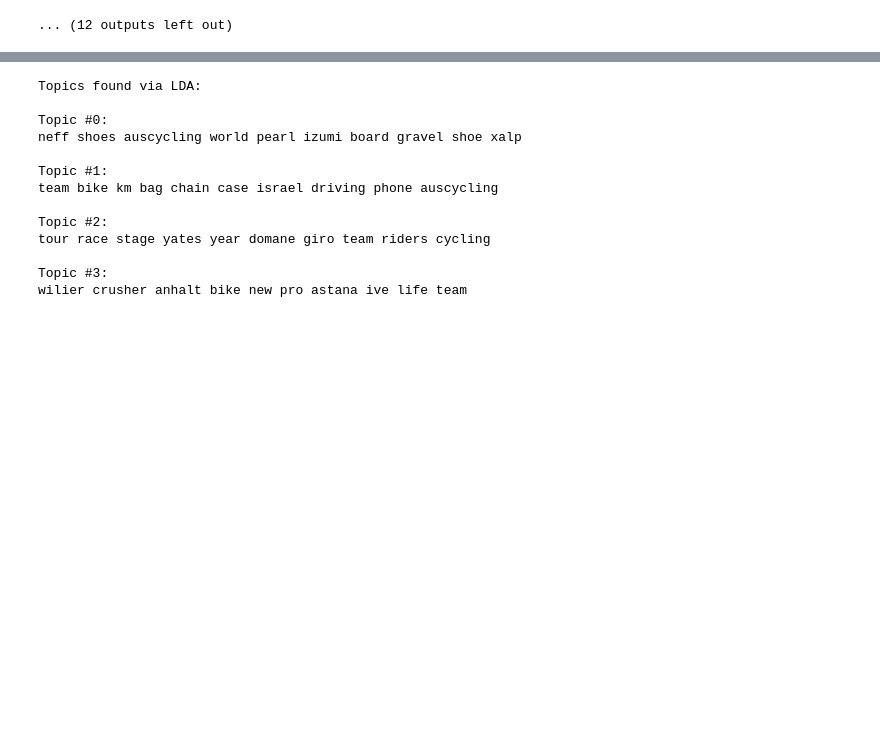
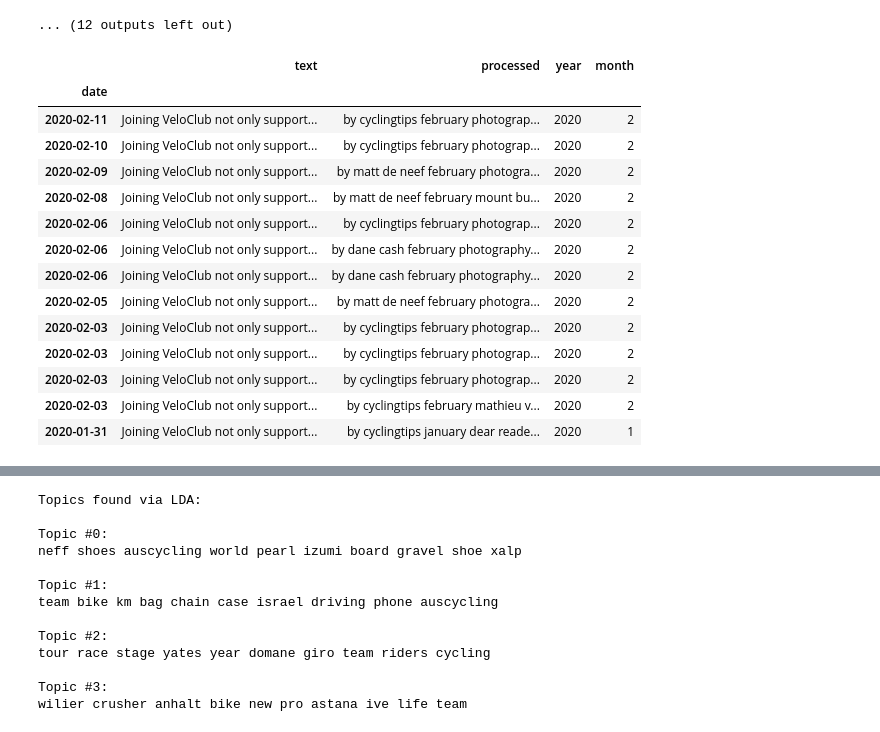
Before and after one commit to peterfrancisrit/Enduco, a Jupyter notebook: SemanticAnalysis/Cyclingtipcs/analysis_test_cyclingtips.ipynb, the cells around one changed output, grey strips where cells are left out. Drawn from its saved outputs; the diff is of its cells as text; code cells hidden in the pictures; blank space fills up the shorter version.

```diff
--- a/SemanticAnalysis/Cyclingtipcs/analysis_test_cyclingtips.ipynb
+++ b/SemanticAnalysis/Cyclingtipcs/analysis_test_cyclingtips.ipynb
@@ -109,0 +135,2 @@ data_clean
+# %%
+d = data_clean.set_index('date')
@@ -162,5 +193,23 @@ YEAR = 2013
 YEAR = 2014
 [figure]
 ... (12 outputs left out)
+# %%
+d[d.year == 2020]
+# %% [output]
+|  | text | processed | year | month |
+| date |  |  |  |  |
+| 2020-02-11 | Joining VeloClub not only support... | by cyclingtips february photograp... | 2020 | 2 |
+| 2020-02-10 | Joining VeloClub not only support... | by cyclingtips february photograp... | 2020 | 2 |
+| 2020-02-09 | Joining VeloClub not only support... | by matt de neef february photogra... | 2020 | 2 |
+| 2020-02-08 | Joining VeloClub not only support... | by matt de neef february mount bu... | 2020 | 2 |
+| 2020-02-06 | Joining VeloClub not only support... | by cyclingtips february photograp... | 2020 | 2 |
+| 2020-02-06 | Joining VeloClub not only support... | by dane cash february photography... | 2020 | 2 |
+| 2020-02-06 | Joining VeloClub not only support... | by dane cash february photography... | 2020 | 2 |
+| 2020-02-05 | Joining VeloClub not only support... | by matt de neef february photogra... | 2020 | 2 |
+| 2020-02-03 | Joining VeloClub not only support... | by cyclingtips february photograp... | 2020 | 2 |
+| 2020-02-03 | Joining VeloClub not only support... | by cyclingtips february photograp... | 2020 | 2 |
+| 2020-02-03 | Joining VeloClub not only support... | by cyclingtips february photograp... | 2020 | 2 |
+| 2020-02-03 | Joining VeloClub not only support... | by cyclingtips february mathieu v... | 2020 | 2 |
+| 2020-01-31 | Joining VeloClub not only support... | by cyclingtips january dear reade... | 2020 | 1 |
 # %%
 data_clean = data_clean.set_index('time')
```
Also changed, not shown: parts of 21 cells of this notebook, 30 other files.
